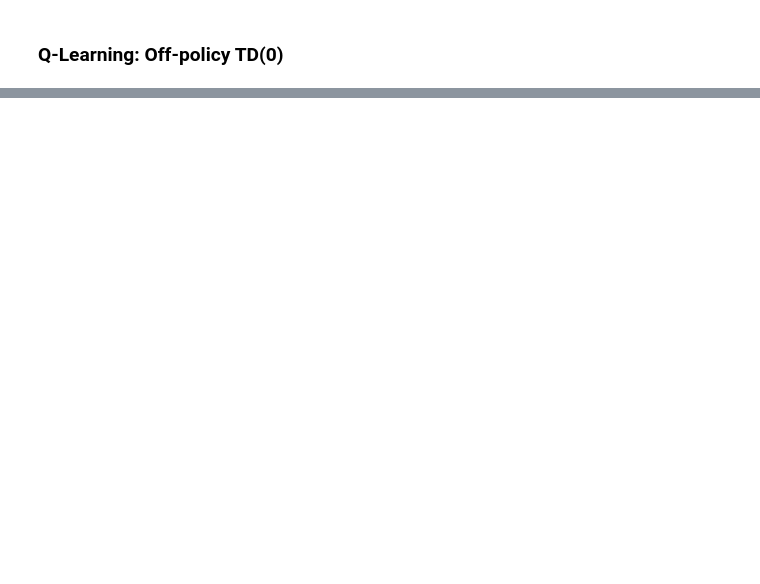
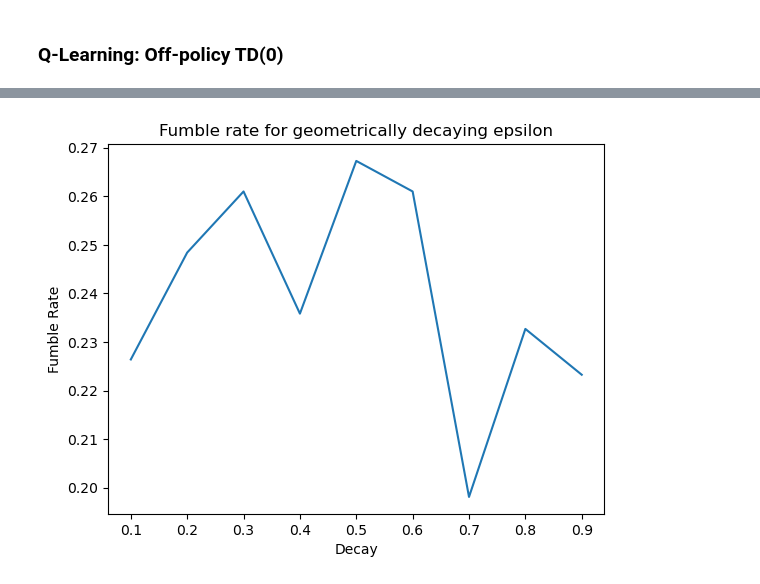
Before and after one commit to s0han24/tabular_rl_methods, a Jupyter notebook: nim_TD.ipynb, the cells around one changed output, grey strips where cells are left out. Cells and saved outputs as stored; diff of their text form; code cells hidden in the pictures; blank space fills up the shorter version.

Commit message:
update nim_TD add epsilon schedules for q learning and sarsa

```diff
--- a/nim_TD.ipynb
+++ b/nim_TD.ipynb
@@ -162,10 +163,10 @@ def sample_step_zero_on_losing(game, A):
 ### SARSA: On policy TD(0)
 # %%
 # SARSA with exploring starts
-def sarsa(gamma=1, policy=EpsilonGreedyPolicy(), step_size=0.02, es=True, sample_step=sample_step_zero_on_losing):
+def sarsa(gamma=1, policy=EpsilonGreedyPolicy(), step_size=0.02, es=True, sample_step=sample_step_zero_on_losing, epsilon_schedule=None):
     Q = {} # take default to be zero
 
-    policy.update(0.05)
+    if epsilon_schedule is None: policy.update(0.05)
 
     for i in tqdm(range(max_episodes)):
         S = np.random.randint(0, initial_pebbles+1, num_heaps)
@@ -202,6 +203,8 @@ def sarsa(gamma=1, policy=EpsilonGreedyPolicy(), step_size=0.02, es=True, sample
             A = A1
             S = S1
 
+        if epsilon_schedule is not None: policy.update(epsilon=epsilon_schedule[i])
+
     return policy, Q
 # %%
 # Epsilon Greedy and exploring starts
@@ -313,8 +308,10 @@ fumble rate: 20.19%
 ### Q-Learning: Off-policy TD(0)
 # %%
 # Q-Learning
-def qlearning(gamma=1, policy=EpsilonGreedyPolicy(), step_size=0.02, es=True, sample_step=sample_step_zero_on_losing):
+def qlearning(gamma=1, policy=EpsilonGreedyPolicy(), step_size=0.02, es=True, sample_step=sample_step_zero_on_losing, epsilon_schedule=None):
     Q = {} # take default to be zero
+
+    if epsilon_schedule is None: policy.update(0.05)
 
     for i in tqdm(range(max_episodes)):
         S = np.random.randint(0, initial_pebbles+1, num_heaps)
@@ -353,7 +350,7 @@ def qlearning(gamma=1, policy=EpsilonGreedyPolicy(), step_size=0.02, es=True, sa
             A = A1
             S = game.get_state()
 
-        if i >= 2: policy.update(2/(i+1))
+        if epsilon_schedule is not None: policy.update(epsilon=epsilon_schedule[i])
 
     return policy, Q
 # %%
@@ -370,0 +392,10 @@ percentage of winning positions fumbled: 20.75 %
+# %%
+fumble_rate_by_decay = []
+decays = np.linspace(0.1, 0.9, 9)
+
+for decay in decays:
+    print(f'decay: {decay}')
+    num_iters = 3
+    total_fumbles, num_winning_pos = evaluate_using_fumbles_averaged(qlearning, num_iters=num_iters)
+
+    fumble_rate_by_decay.append(float(total_fumbles)/float(num_winning_pos*num_iters))
@@ -370,0 +420,8 @@ percentage of winning positions fumbled: 20.75 %
+# %%
+plt.plot(decays, fumble_rate_by_decay)
+plt.xlabel('Decay')
+plt.ylabel('Fumble Rate')
+plt.title('Fumble rate for geometrically decaying epsilon')
+plt.show()
+# %% [output]
+[figure, added]
```
Also changed, not shown: parts of 9 cells of this notebook.
